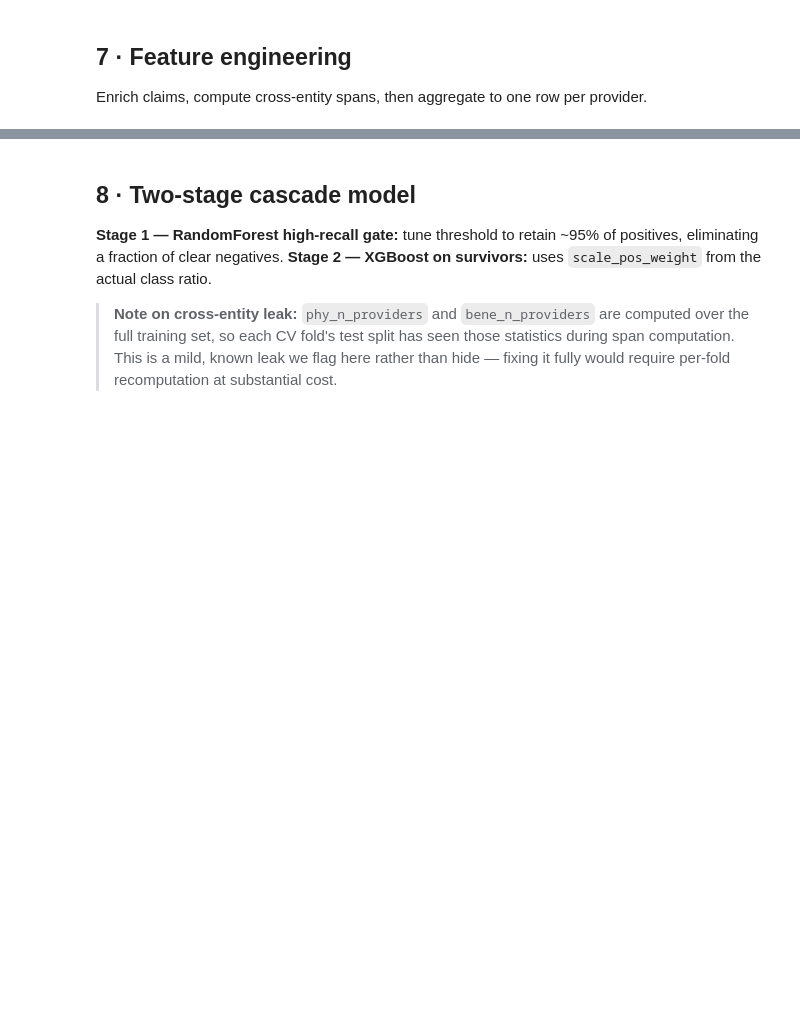
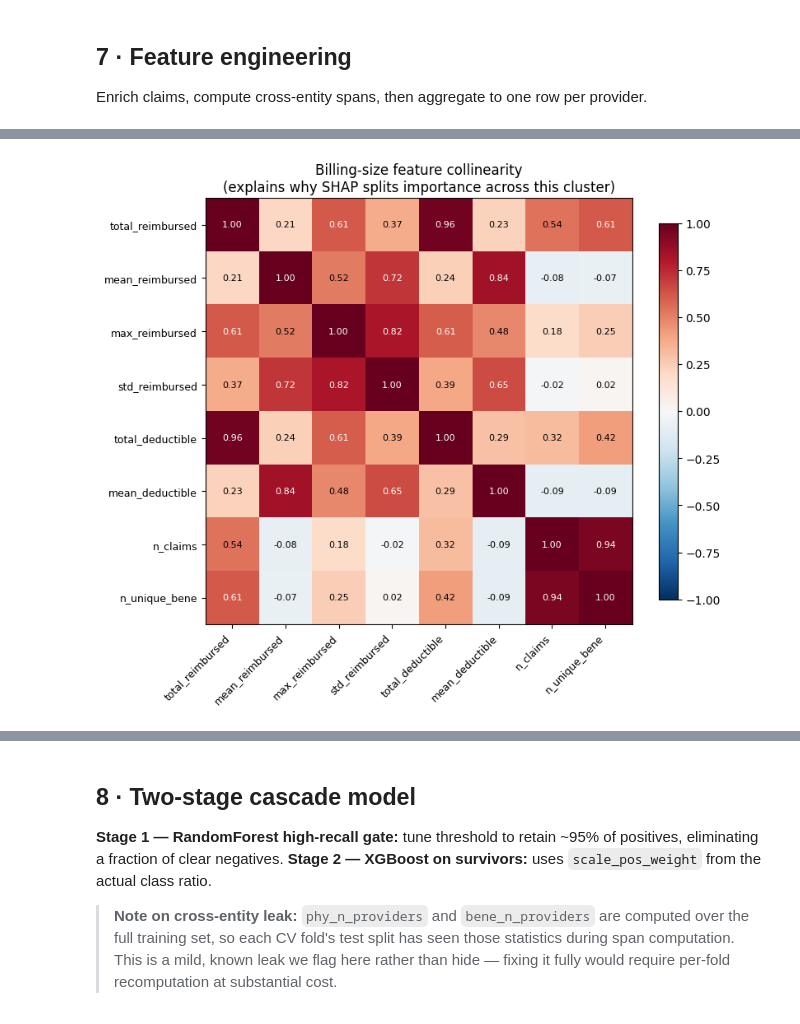
Before and after one commit to kishor-santhoshkumar/Claims-Fraud-Risk-Detector, a Jupyter notebook: notebooks/01_fraud_analysis.ipynb, the cells around one changed output, grey strips where cells are left out. Cells and saved outputs as stored; diff of their text form; code cells hidden in the pictures; blank space fills up the shorter version.

```diff
--- a/notebooks/01_fraud_analysis.ipynb
+++ b/notebooks/01_fraud_analysis.ipynb
@@ -258,0 +339,28 @@ Feature count: 31
+# %%
+# ── 7b-b: Collinearity among billing-size features ─────────────────────────
+# These features all measure billing scale (how much money a provider handles),
+# so they are highly correlated with each other.  When SHAP distributes
+# importance across all of them, each one's individual score appears smaller
+# than its true contribution.  Summing SHAP across all billing-size features
+# gives the real picture of how dominant billing scale is in the model.
+
+billing_corr = provider_df[money_vol_present].corr()
+
+fig, ax = plt.subplots(figsize=(8, 7))
+im = ax.imshow(billing_corr, cmap='RdBu_r', vmin=-1, vmax=1)
+plt.colorbar(im, ax=ax, shrink=0.8)
+ax.set_xticks(range(len(money_vol_present)))
+ax.set_yticks(range(len(money_vol_present)))
+ax.set_xticklabels(money_vol_present, rotation=45, ha='right', fontsize=9)
+ax.set_yticklabels(money_vol_present, fontsize=9)
+for i in range(len(money_vol_present)):
+    for j in range(len(money_vol_present)):
+        val = billing_corr.iloc[i, j]
+        ax.text(j, i, f'{val:.2f}', ha='center', va='center', fontsize=8,
+                color='white' if abs(val) > 0.6 else 'black')
+ax.set_title('Billing-size feature collinearity\n(explains why SHAP splits importance across this cluster)')
+plt.tight_layout()
+plt.savefig(FIGURES / 'billing_feature_correlation.png', dpi=150, bbox_inches='tight')
+plt.show()
+# %% [output]
+[figure, added]
```
Also changed, not shown: parts of 15 cells of this notebook, 3 other files.
